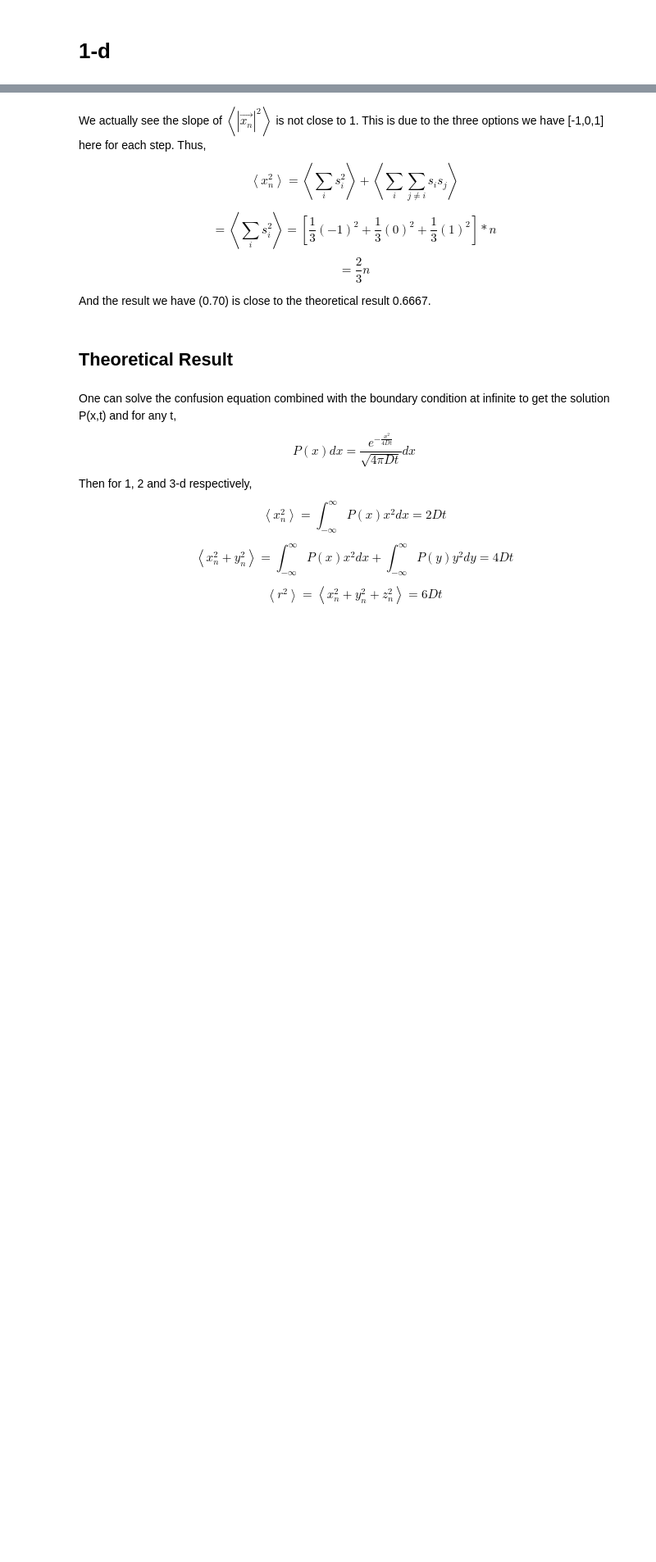
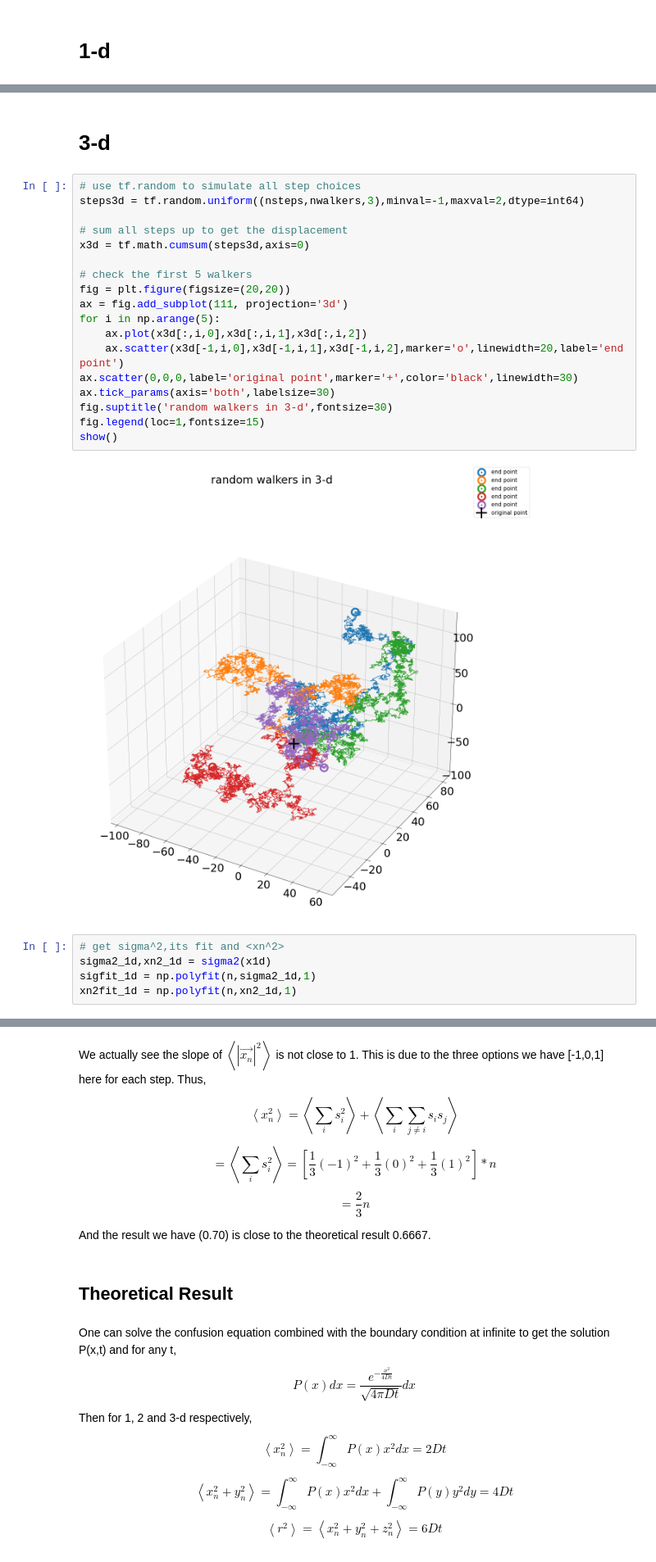
Before and after one commit to ubsuny/tensorflow-probability-CarlatBuffalo, a Jupyter notebook: RandomNumbers/P1_random_walkers.ipynb, the cells around one changed output, grey strips where cells are left out. Shown at 82% size. Saved outputs shown, nothing was run; the diff lists cells and outputs as text; blank space fills up the shorter version.

```diff
--- a/RandomNumbers/P1_random_walkers.ipynb
+++ b/RandomNumbers/P1_random_walkers.ipynb
@@ -62,3 +74,30 @@ show()
+# %% [markdown]
+# 3-d
+# %%
+# use tf.random to simulate all step choices
+steps3d = tf.random.uniform((nsteps,nwalkers,3),minval=-1,maxval=2,dtype=int64)
+
+# sum all steps up to get the displacement
+x3d = tf.math.cumsum(steps3d,axis=0)
+
+# check the first 5 walkers
+fig = plt.figure(figsize=(20,20))
+ax = fig.add_subplot(111, projection='3d')
+for i in np.arange(5):
+    ax.plot(x3d[:,i,0],x3d[:,i,1],x3d[:,i,2])
+    ax.scatter(x3d[-1,i,0],x3d[-1,i,1],x3d[-1,i,2],marker='o',linewidth=20,label='end point')
+ax.scatter(0,0,0,label='original point',marker='+',color='black',linewidth=30)
+ax.tick_params(axis='both',labelsize=30)
+fig.suptitle('random walkers in 3-d',fontsize=30)
+fig.legend(loc=1,fontsize=15)
+show()
+# %% [output]
+[figure, added]
+# %%
+# get sigma^2,its fit and <xn^2>
+sigma2_1d,xn2_1d = sigma2(x1d)
+sigfit_1d = np.polyfit(n,sigma2_1d,1)
+xn2fit_1d = np.polyfit(n,xn2_1d,1)
 # %%
 print('linear fit for sigma square: sigma^2 = {0:.2f}*n + {1:.2f}'.format(res1d[0],res1d[1]))
 # %% [output]
```
Also changed, not shown: parts of 21 cells of this notebook.
